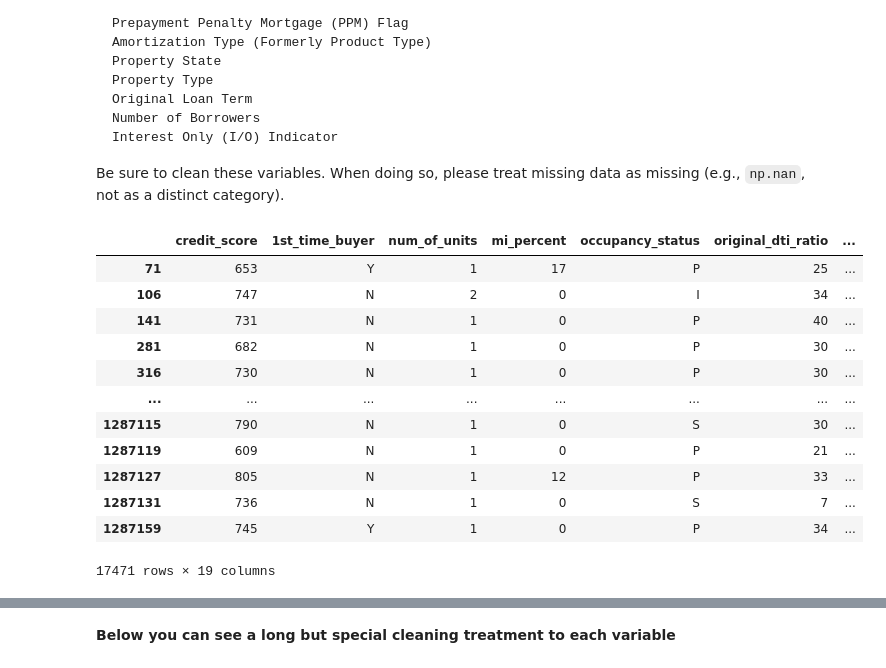
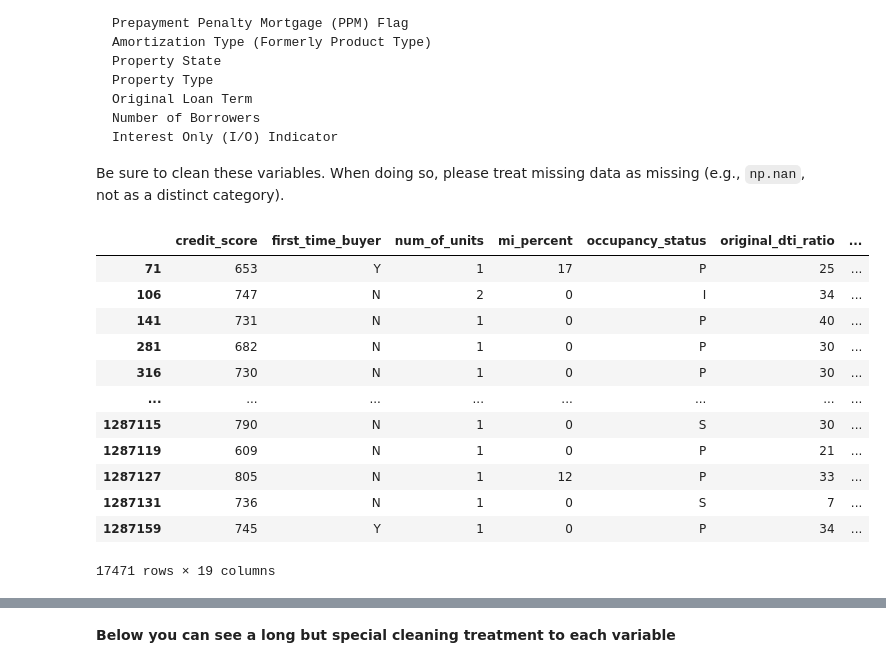
Before and after one commit to nogibjj/ZT-UDS, a Jupyter notebook: exercise_passive_prediction.ipynb, the cells around one changed output, grey strips where cells are left out. Cells and saved outputs as stored; diff of their text form; code cells hidden in the pictures.

```diff
--- a/exercise_passive_prediction.ipynb
+++ b/exercise_passive_prediction.ipynb
@@ -206,14 +206,14 @@ print(purpose_subset['origin_quarter'].unique())
 [1 2 3 4]
 # %%
 # 4. Payment Year
-purpose_subset['payment_year'] = purpose_subset['1st_payment_date'].astype(str).str[:4]
+purpose_subset['payment_year'] = purpose_subset['first_payment_date'].astype(str).str[:4]
 
 print(purpose_subset['payment_year'].unique())
 # %% [output]
 ['2004' '2005' '2006']
 # %%
 # 5. Payment Quarter
-purpose_subset['1st_payment_date'] = purpose_subset['1st_payment_date'].astype(str)
+purpose_subset['first_payment_date'] = purpose_subset['first_payment_date'].astype(str)
 
 def calculate_payment_quarter(month):
     if month in ['01', '02', '03']:
@@ -227,7 +227,7 @@ def calculate_payment_quarter(month):
     else:
         return None
 
-purpose_subset['payment_quarter'] = purpose_subset['1st_payment_date'].str[-2:].apply(calculate_payment_quarter)
+purpose_subset['payment_quarter'] = purpose_subset['first_payment_date'].str[-2:].apply(calculate_payment_quarter)
 
 print(purpose_subset['payment_quarter'].unique())
 # %% [output]
@@ -279,8 +279,8 @@ After this subsetting, store the number of remaining observations (not mortgages
 """I will use 'monthly_rep_per' for extracting loans with first 24 payments"""
 
 mortgage_subset['monthly_rep_per'] = pd.to_datetime(mortgage_subset['monthly_rep_per'], format='%Y%m')
-mortgage_subset["1st_payment_date"] = pd.to_datetime(mortgage_subset["1st_payment_date"], format="%Y%m")
-mortgage_subset["months_since_1st_payment"] = (mortgage_subset["monthly_rep_per"] - mortgage_subset["1st_payment_date"]).dt.days // 30
+mortgage_subset["first_payment_date"] = pd.to_datetime(mortgage_subset["first_payment_date"], format="%Y%m")
+mortgage_subset["months_since_1st_payment"] = (mortgage_subset["monthly_rep_per"] - mortgage_subset["first_payment_date"]).dt.days // 30
 
 month24_payment = mortgage_subset[
     (mortgage_subset["months_since_1st_payment"] >= 0)
@@ -347,12 +347,12 @@ Store the final number of mortgages in your data under `ex7_num_mortgages` and t
 # %%
 """we need to keep columns from origination data file and delinquency indicator as well"""
 
-columns_to_keep = ['credit_score', '1st_payment_date','1st_time_buyer', 'maturity_date', 'msa', 'mi_percent',
+columns_to_keep = ['credit_score', 'first_payment_date','first_time_buyer', 'maturity_date', 'msa', 'mi_percent',
                     'num_of_units', 'occupancy_status', 'original_cltv', 'original_dti_ratio', 'original_upb',
                     'original_ltv', 'original_interest_rt', 'channel', 'ppm_flag', 'amortization_type',
                     'property_state', 'property_type', 'postal_code', 'loan_seq_num', 'loan_purpose',
                     'original_loan_term', 'num_borrowers', 'seller_name', 'service_name', 'super_conforming',
-                    'prr_loan_seq_num', 'program_indicator', 'rr_indicator', 'prop_val_method', 'i/o_indicator',
+                    'prr_loan_seq_num', 'program_indicator', 'rr_indicator', 'prop_val_method', 'io_indicator',
                     'mi_cancel_indicator', 'delinq_index']
 
 final_dataset = month24_payment[columns_to_keep].drop_duplicates()
@@ -492,15 +492,15 @@ Be sure to clean these variables. When doing so, please treat missing data as mi
 # %%
 # here we again subset including the variables mentioned above
 ## + 2 columns with loan sequence number and delinquency indicator
-narrow_columns = ['credit_score', '1st_time_buyer', 'num_of_units', 'mi_percent', 'occupancy_status',
+narrow_columns = ['credit_score', 'first_time_buyer', 'num_of_units', 'mi_percent', 'occupancy_status',
                   'original_dti_ratio', 'original_upb', 'original_ltv', 'original_interest_rt', 'channel',
                   'ppm_flag', 'amortization_type', 'property_state', 'property_type', 'original_loan_term',
-                  'num_borrowers', 'i/o_indicator', 'loan_seq_num', 'delinq_index']
+                  'num_borrowers', 'io_indicator', 'loan_seq_num', 'delinq_index']
 
 narrow_dataset = final_dataset[narrow_columns]
 narrow_dataset
 # %% [output]
-|  | credit_score | 1st_time_buyer | num_of_units | mi_percent | occupancy_status | original_dti_ratio | ... |
+|  | credit_score | first_time_buyer | num_of_units | mi_percent | occupancy_status | original_dti_ratio | ... |
 | 71 | 653 | Y | 1 | 17 | P | 25 | ... |
 | 106 | 747 | N | 2 | 0 | I | 34 | ... |
 | 141 | 731 | N | 1 | 0 | P | 40 | ... |
```
Also changed, not shown: parts of 19 cells of this notebook.
